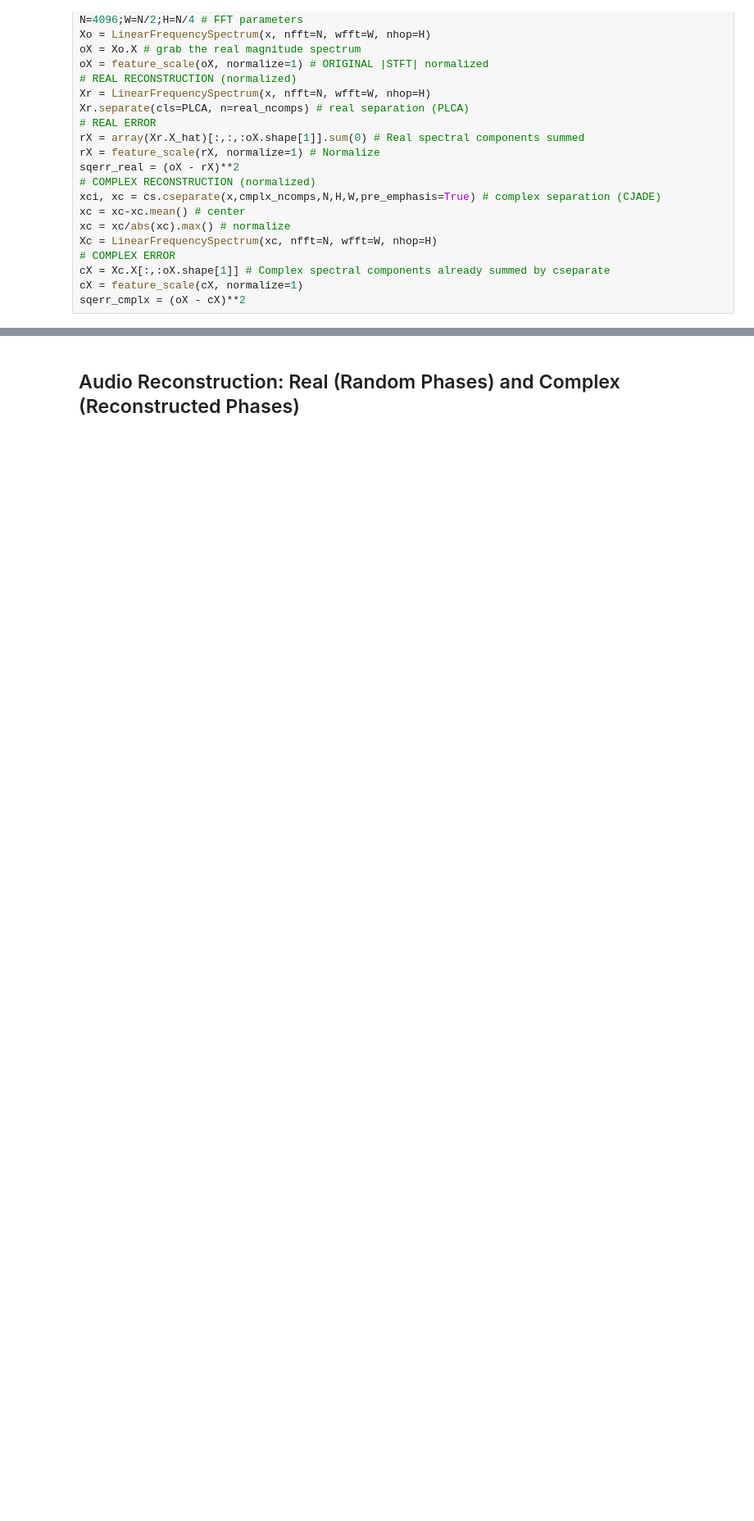
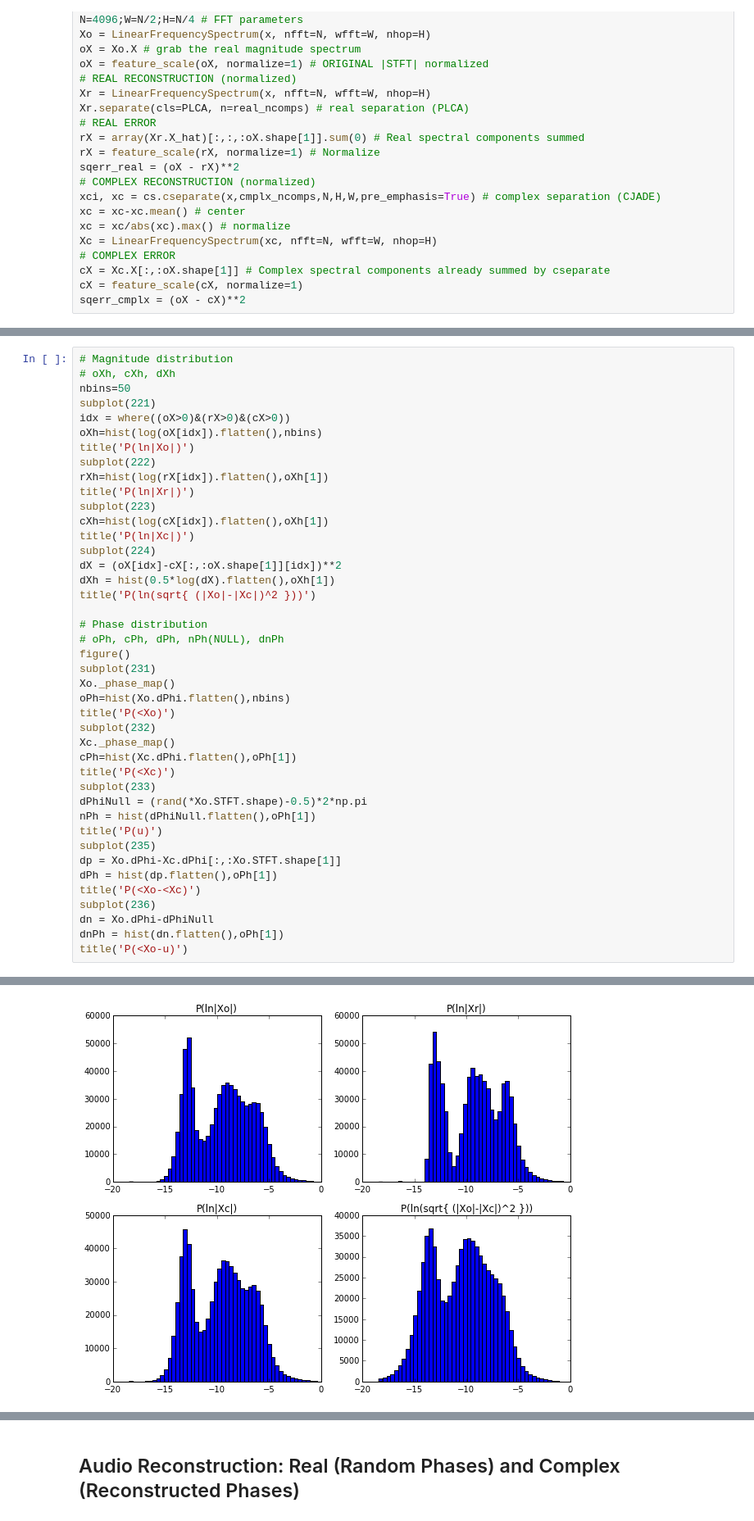
Before and after one commit to bregmanstudio/cseparate, a Jupyter notebook: complexrealseparate.ipynb, the cells around one changed output, grey strips where cells are left out. Shown at 82% size. Cells and saved outputs as stored; diff of their text form; blank space fills up the shorter version.

```diff
--- a/complexrealseparate.ipynb
+++ b/complexrealseparate.ipynb
@@ -189,0 +181,43 @@ grid()
+# %%
+# Magnitude distribution
+# oXh, cXh, dXh
+nbins=50
+subplot(221)
+idx = where((oX>0)&(rX>0)&(cX>0))
+oXh=hist(log(oX[idx]).flatten(),nbins)
+title('P(ln|Xo|)')
+subplot(222)
+rXh=hist(log(rX[idx]).flatten(),oXh[1])
+title('P(ln|Xr|)')
+subplot(223)
+cXh=hist(log(cX[idx]).flatten(),oXh[1])
+title('P(ln|Xc|)')
+subplot(224)
+dX = (oX[idx]-cX[:,:oX.shape[1]][idx])**2
+dXh = hist(0.5*log(dX).flatten(),oXh[1])
+title('P(ln(sqrt{ (|Xo|-|Xc|)^2 }))')
+
+# Phase distribution
+# oPh, cPh, dPh, nPh(NULL), dnPh
+figure()
+subplot(231)
+Xo._phase_map()
+oPh=hist(Xo.dPhi.flatten(),nbins)
+title('P(<Xo)')
+subplot(232)
+Xc._phase_map()
+cPh=hist(Xc.dPhi.flatten(),oPh[1])
+title('P(<Xc)')
+subplot(233)
+dPhiNull = (rand(*Xo.STFT.shape)-0.5)*2*np.pi
+nPh = hist(dPhiNull.flatten(),oPh[1])
+title('P(u)')
+subplot(235)
+dp = Xo.dPhi-Xc.dPhi[:,:Xo.STFT.shape[1]]
+dPh = hist(dp.flatten(),oPh[1])
+title('P(<Xo-<Xc)')
+subplot(236)
+dn = Xo.dPhi-dPhiNull
+dnPh = hist(dn.flatten(),oPh[1])
+title('P(<Xo-u)')
+# %% [output]
@@ -189,0 +225 @@ grid()
+[figure, added]
```
Also changed, not shown: parts of 11 cells of this notebook.
